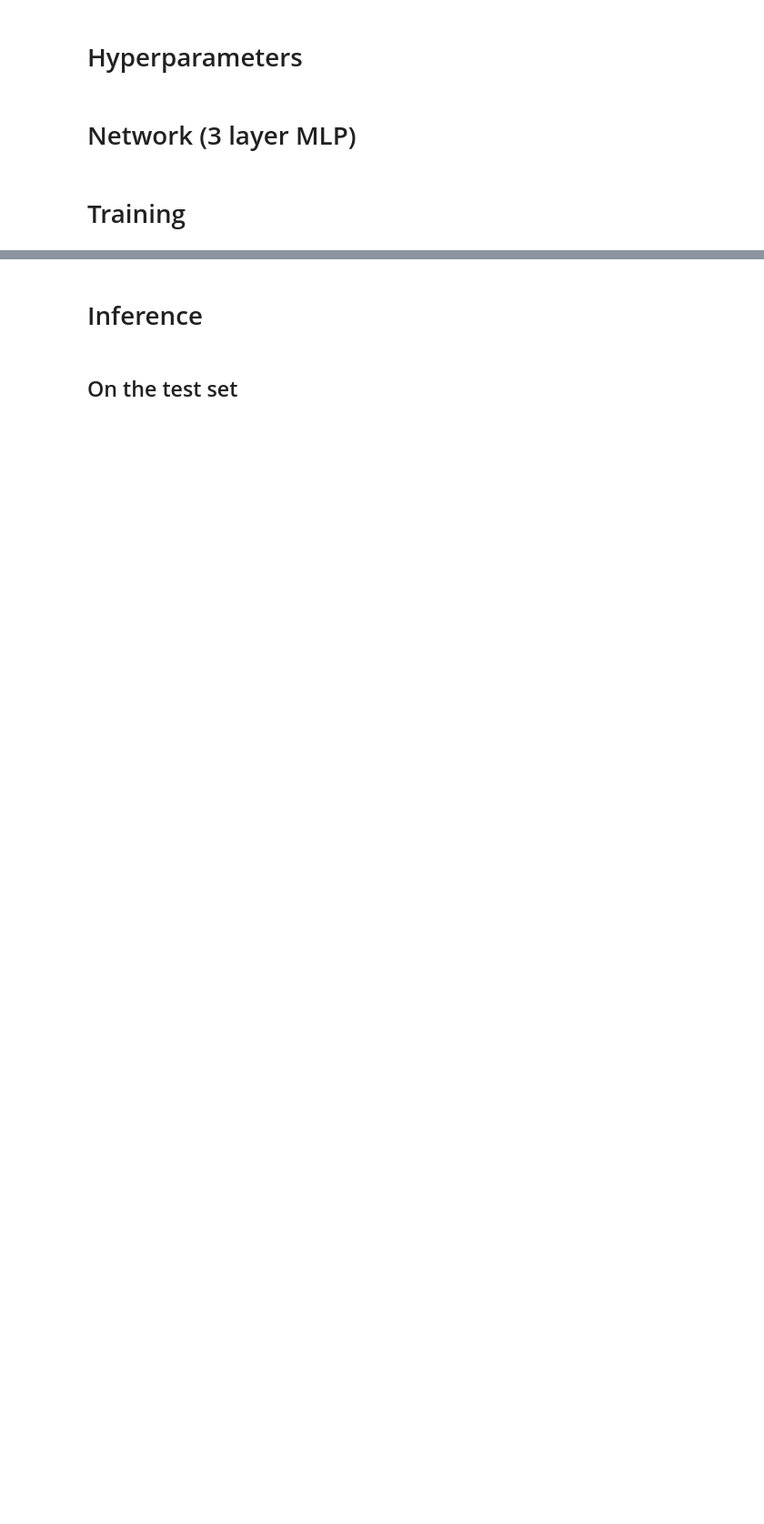
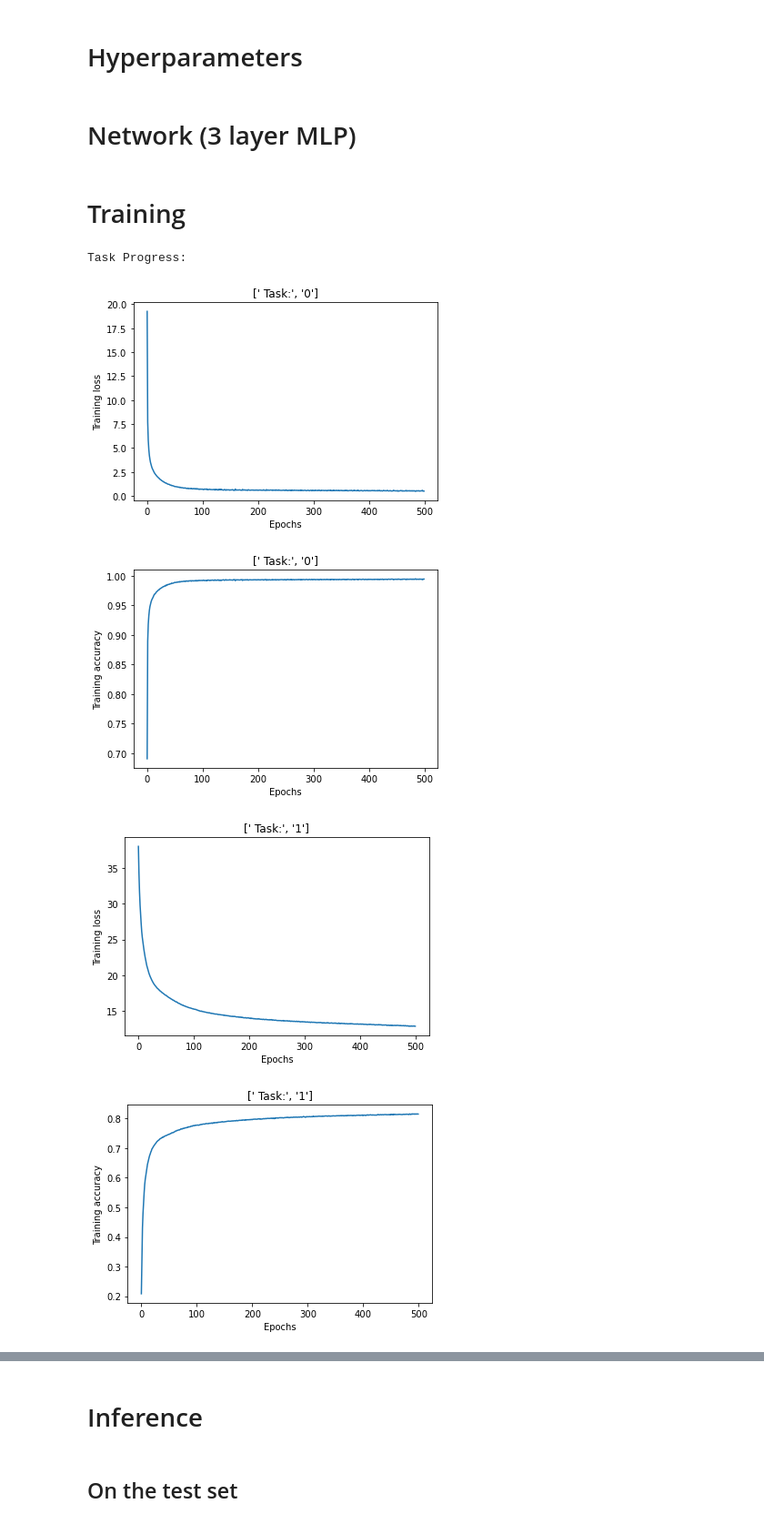
Before and after one commit to CSIPlab/task-increment-rank-update, a Jupyter notebook: mlp_permuted_mnist.ipynb, the cells around one changed output, grey strips where cells are left out. Shown at 91% size. Cells and saved outputs as stored; diff of their text form; code cells hidden in the pictures; blank space fills up the shorter version.

```diff
--- a/mlp_permuted_mnist.ipynb
+++ b/mlp_permuted_mnist.ipynb
@@ -195,7 +197,7 @@ for task in tqdm(range(num_task)):
     epoch_correct, epoch_total = 0, 0
     epoch_accuracy = []
     times = 1
-    for epoch in tqdm(range(train_epochs[task])):
+    for epoch in range(train_epochs[task]):
         train_size=len(X_train[task])
         batch_no=np.int16(np.ceil(train_size/np.float64(batch_size)))
 
@@ -267,30 +269,36 @@ for task in tqdm(range(num_task)):
 
     # Plot loss:
     plt.figure()
     plt.plot(loss_epoch)
     plt.title([' Task:',str(task)])
     plt.xlabel('Epochs')
     plt.ylabel('Training loss')
     plt.show()
     # Plot epoch accuracy:
     plt.figure()
     plt.plot(epoch_accuracy)
     plt.title([' Task:',str(task)])
     plt.xlabel('Epochs')
     plt.ylabel('Training accuracy')
     plt.show()
 
     with torch.no_grad():
         w_task[task][0]=dwR1.detach()
         w_task[task][1]=dwL1.detach()
         w_task[task][2]=dwR2.detach()
         w_task[task][3]=dwL2.detach()
         w_task[task][4]=w3.detach()
         w_task[task][5]=ds1.detach()
         w_task[task][6]=ds2.detach()
         w_task[task][7]=b1.detach()
         w_task[task][8]=b2.detach()
         w_task[task][9]=b3.detach()
 
 
 final_weights = [U_, V_, S1_tasks, S2_tasks, b_tasks, w3_tasks]
+# %% [output]
+Task Progress:
+[figure, added]
+[figure, added]
+[figure, added]
+[figure, added]
```
Also changed, not shown: parts of 4 cells of this notebook.
